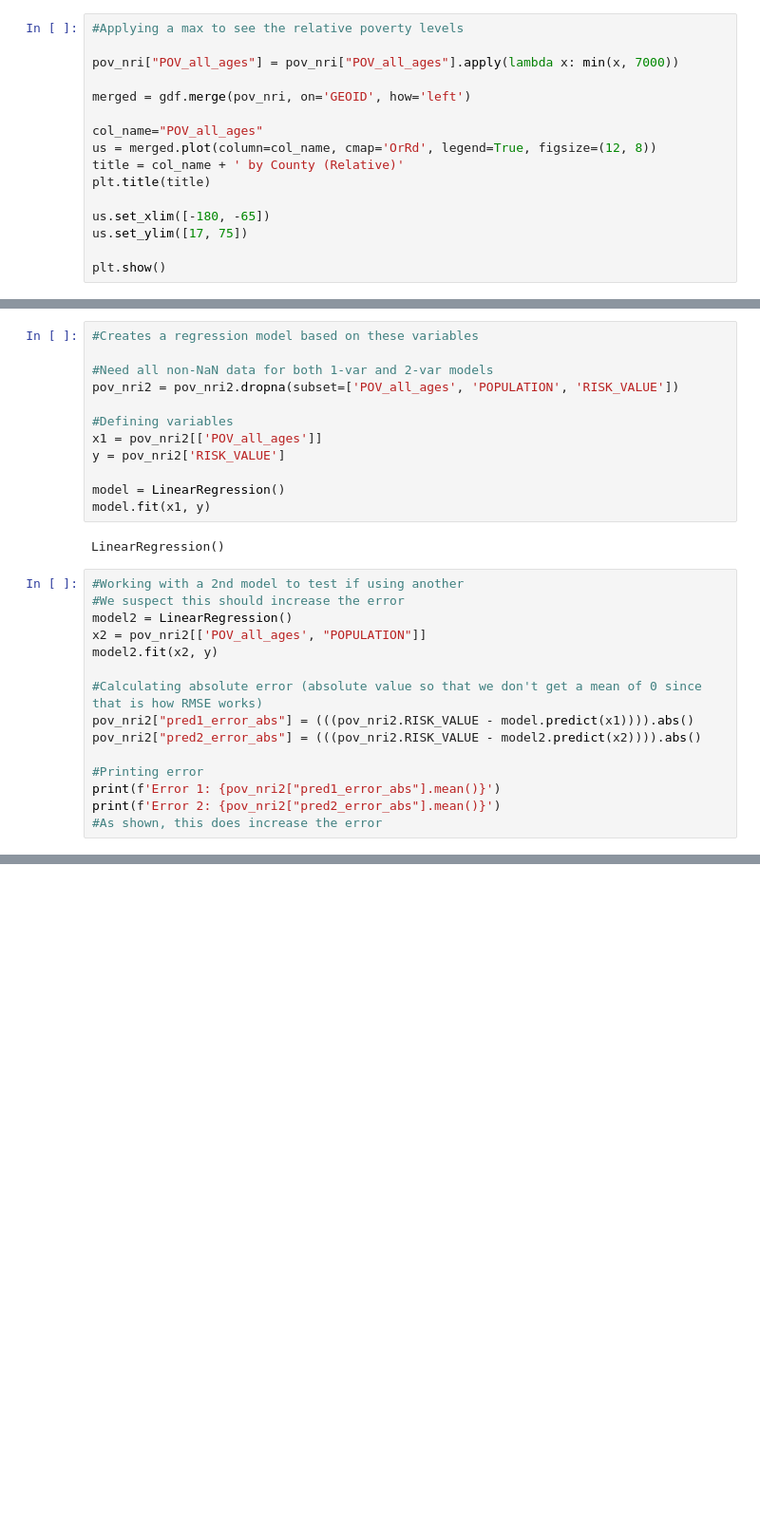
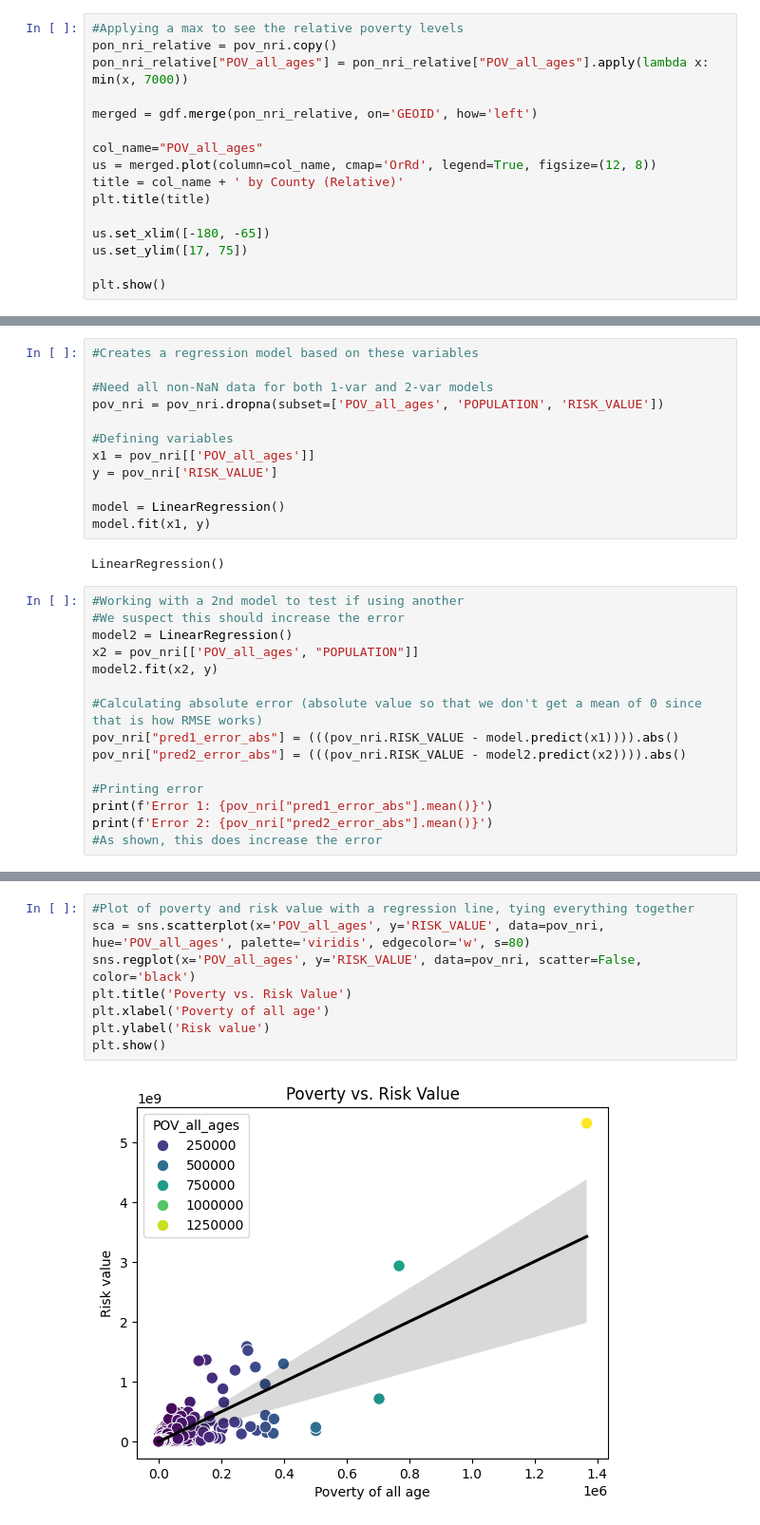
Before and after one commit to farnhamh/CS124H-Group-3, a Jupyter notebook: tia/project.ipynb, the cells around one changed output, grey strips where cells are left out. Shown: that part at 95% size. Drawn from its saved outputs; the diff is of its cells as text; blank space fills up the shorter version.

```diff
--- a/tia/project.ipynb
+++ b/tia/project.ipynb
@@ -442,10 +440,10 @@ plt.show()
 [figure]
 # %%
 #Applying a max to see the relative poverty levels
+pon_nri_relative = pov_nri.copy()
+pon_nri_relative["POV_all_ages"] = pon_nri_relative["POV_all_ages"].apply(lambda x: min(x, 7000))
 
-pov_nri["POV_all_ages"] = pov_nri["POV_all_ages"].apply(lambda x: min(x, 7000))
-
-merged = gdf.merge(pov_nri, on='GEOID', how='left')
+merged = gdf.merge(pon_nri_relative, on='GEOID', how='left')
 
 col_name="POV_all_ages"
 us = merged.plot(column=col_name, cmap='OrRd', legend=True, figsize=(12, 8))
@@ -462,11 +460,11 @@ plt.show()
 #Creates a regression model based on these variables
 
 #Need all non-NaN data for both 1-var and 2-var models
-pov_nri2 = pov_nri2.dropna(subset=['POV_all_ages', 'POPULATION', 'RISK_VALUE'])
+pov_nri = pov_nri.dropna(subset=['POV_all_ages', 'POPULATION', 'RISK_VALUE'])
 
 #Defining variables
-x1 = pov_nri2[['POV_all_ages']]
-y = pov_nri2['RISK_VALUE']
+x1 = pov_nri[['POV_all_ages']]
+y = pov_nri['RISK_VALUE']
 
 model = LinearRegression()
 model.fit(x1, y)
@@ -476,16 +474,16 @@ LinearRegression()
 #Working with a 2nd model to test if using another
 #We suspect this should increase the error
 model2 = LinearRegression()
-x2 = pov_nri2[['POV_all_ages', "POPULATION"]]
+x2 = pov_nri[['POV_all_ages', "POPULATION"]]
 model2.fit(x2, y)
 
 #Calculating absolute error (absolute value so that we don't get a mean of 0 since that is how RMSE works)
-pov_nri2["pred1_error_abs"] = (((pov_nri2.RISK_VALUE - model.predict(x1)))).abs()
-pov_nri2["pred2_error_abs"] = (((pov_nri2.RISK_VALUE - model2.predict(x2)))).abs()
+pov_nri["pred1_error_abs"] = (((pov_nri.RISK_VALUE - model.predict(x1)))).abs()
+pov_nri["pred2_error_abs"] = (((pov_nri.RISK_VALUE - model2.predict(x2)))).abs()
 
 #Printing error
-print(f'Error 1: {pov_nri2["pred1_error_abs"].mean()}')
-print(f'Error 2: {pov_nri2["pred2_error_abs"].mean()}')
+print(f'Error 1: {pov_nri["pred1_error_abs"].mean()}')
+print(f'Error 2: {pov_nri["pred2_error_abs"].mean()}')
 #As shown, this does increase the error
 # %% [output]
 Error 1: 22861280.405445743
@@ -492,0 +501,10 @@ Error 2: 24524357.26398039
+# %%
+#Plot of poverty and risk value with a regression line, tying everything together
+sca = sns.scatterplot(x='POV_all_ages', y='RISK_VALUE', data=pov_nri, hue='POV_all_ages', palette='viridis', edgecolor='w', s=80)
+sns.regplot(x='POV_all_ages', y='RISK_VALUE', data=pov_nri, scatter=False, color='black')
+plt.title('Poverty vs. Risk Value')
+plt.xlabel('Poverty of all age')
+plt.ylabel('Risk value')
+plt.show()
+# %% [output]
+[figure, added]
```
Also changed, not shown: parts of 5 cells of this notebook.
